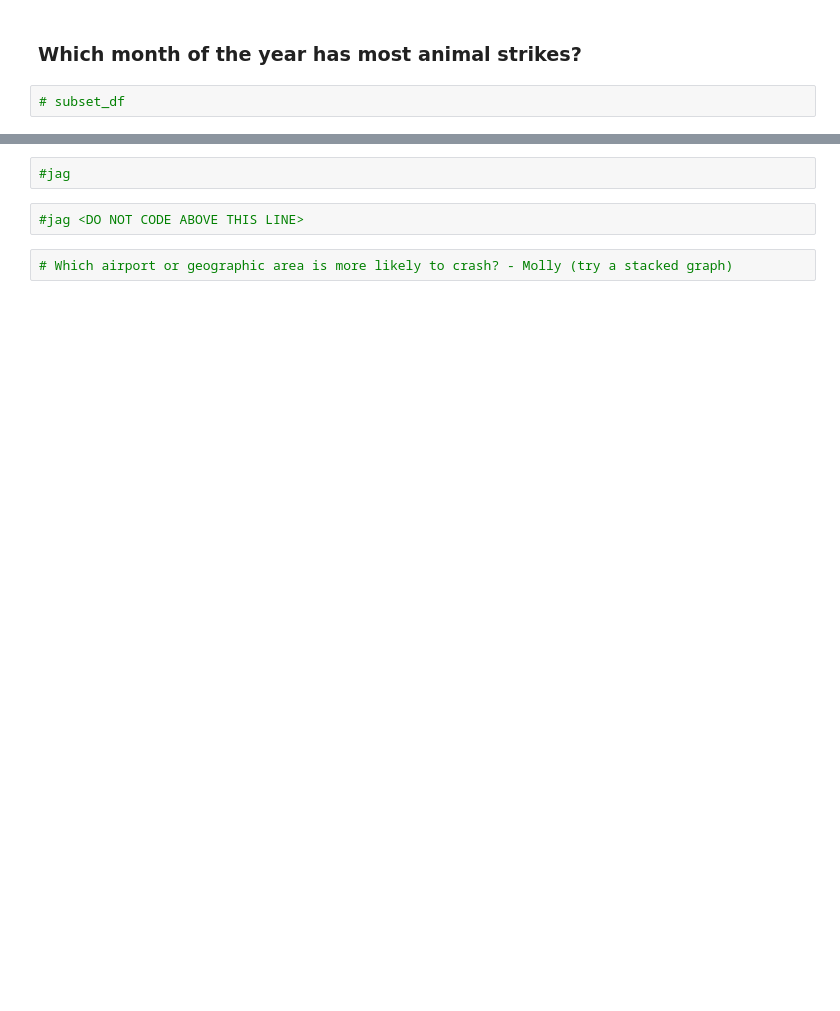
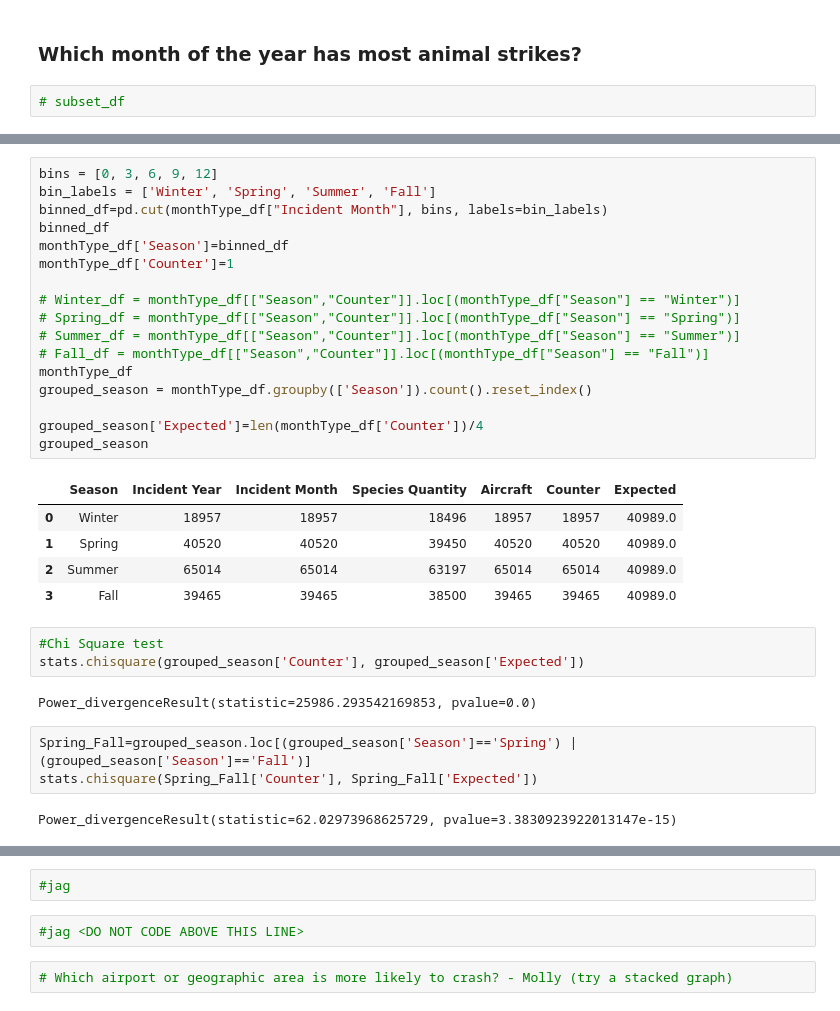
Before and after one commit to jagnoor/Aircraft-Wildlife-Strikes, a Jupyter notebook: planeVsBird_1.ipynb, the cells around one changed output, grey strips where cells are left out. Saved outputs shown, nothing was run; the diff lists cells and outputs as text; blank space fills up the shorter version.

Commit message:
cleaned data, added chi square

```diff
--- a/planeVsBird_1.ipynb
+++ b/planeVsBird_1.ipynb
@@ -90,0 +121,33 @@ plt.show()
+# %%
+bins = [0, 3, 6, 9, 12]
+bin_labels = ['Winter', 'Spring', 'Summer', 'Fall']
+binned_df=pd.cut(monthType_df["Incident Month"], bins, labels=bin_labels)
+binned_df
+monthType_df['Season']=binned_df
+monthType_df['Counter']=1
+
+# Winter_df = monthType_df[["Season","Counter"]].loc[(monthType_df["Season"] == "Winter")]
+# Spring_df = monthType_df[["Season","Counter"]].loc[(monthType_df["Season"] == "Spring")]
+# Summer_df = monthType_df[["Season","Counter"]].loc[(monthType_df["Season"] == "Summer")]
+# Fall_df = monthType_df[["Season","Counter"]].loc[(monthType_df["Season"] == "Fall")]
+monthType_df
+grouped_season = monthType_df.groupby(['Season']).count().reset_index()
+
+grouped_season['Expected']=len(monthType_df['Counter'])/4
+grouped_season
+# %% [output]
+|  | Season | Incident Year | Incident Month | Species Quantity | Aircraft | Counter | Expected |
+| 0 | Winter | 18957 | 18957 | 18496 | 18957 | 18957 | 40989.0 |
+| 1 | Spring | 40520 | 40520 | 39450 | 40520 | 40520 | 40989.0 |
+| 2 | Summer | 65014 | 65014 | 63197 | 65014 | 65014 | 40989.0 |
+| 3 | Fall | 39465 | 39465 | 38500 | 39465 | 39465 | 40989.0 |
+# %%
+#Chi Square test
+stats.chisquare(grouped_season['Counter'], grouped_season['Expected'])
+# %% [output]
+Power_divergenceResult(statistic=25986.293542169853, pvalue=0.0)
+# %%
+Spring_Fall=grouped_season.loc[(grouped_season['Season']=='Spring') | (grouped_season['Season']=='Fall')]
+stats.chisquare(Spring_Fall['Counter'], Spring_Fall['Expected'])
+# %% [output]
+Power_divergenceResult(statistic=62.02973968625729, pvalue=3.3830923922013147e-15)
```
Also changed, not shown: parts of 14 cells of this notebook, 9 other files.
